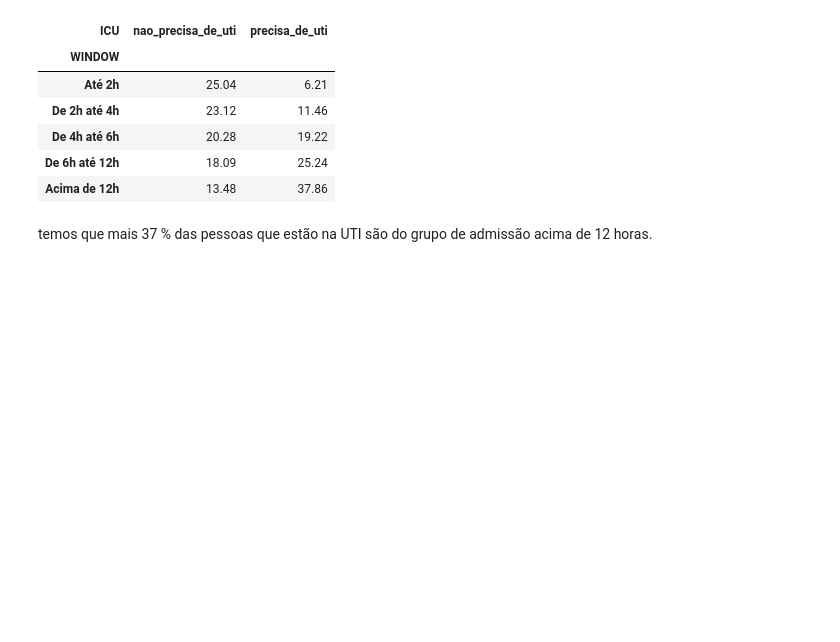
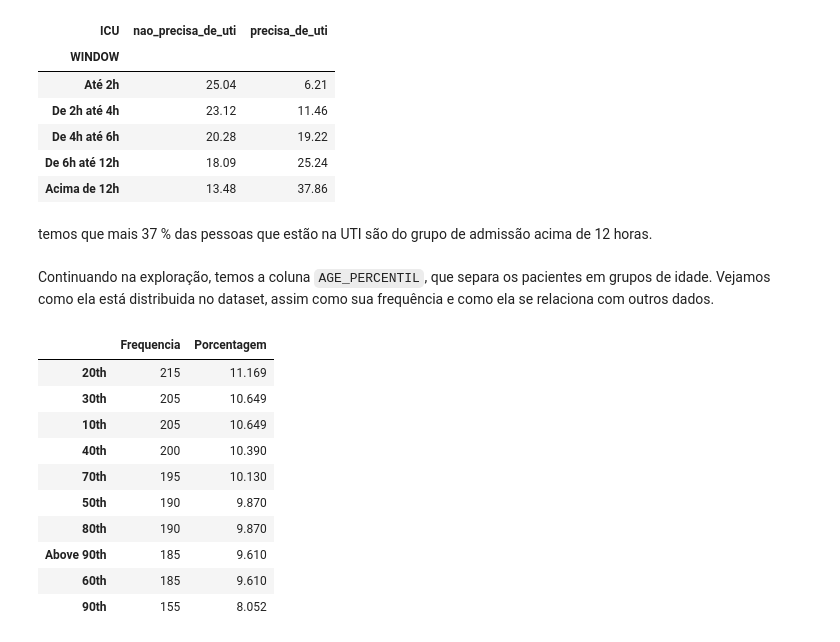
Before and after one commit to MatheusOrange211/Sirio_Libanes_ICU_Prediction, a Jupyter notebook: Visualizando_os_dados_Sirio_Libanes.ipynb, the cells around one changed output. Cells and saved outputs as stored; diff of their text form; code cells hidden in the pictures; blank space fills up the shorter version.

```diff
--- a/Visualizando_os_dados_Sirio_Libanes.ipynb
+++ b/Visualizando_os_dados_Sirio_Libanes.ipynb
@@ -209,3 +259,20 @@ uti_por_janelas
 | Acima de 12h | 13.48 | 37.86 |
 # %% [markdown]
 temos que mais 37 % das pessoas que estão na UTI são do grupo de admissão acima de 12 horas.
+# %% [markdown]
+Continuando na exploração, temos a coluna `AGE_PERCENTIL`, que separa os pacientes em grupos de idade. Vejamos como ela está distribuida no dataset, assim como sua frequência e como ela se relaciona com outros dados.
+# %%
+idades_percentil = formated_table(dados['AGE_PERCENTIL'])
+idades_percentil
+# %% [output]
+|  | Frequencia | Porcentagem |
+| 20th | 215 | 11.169 |
+| 30th | 205 | 10.649 |
+| 10th | 205 | 10.649 |
+| 40th | 200 | 10.390 |
+| 70th | 195 | 10.130 |
+| 50th | 190 | 9.870 |
+| 80th | 190 | 9.870 |
+| Above 90th | 185 | 9.610 |
+| 60th | 185 | 9.610 |
+| 90th | 155 | 8.052 |
```
Also changed, not shown: parts of 13 cells of this notebook.
